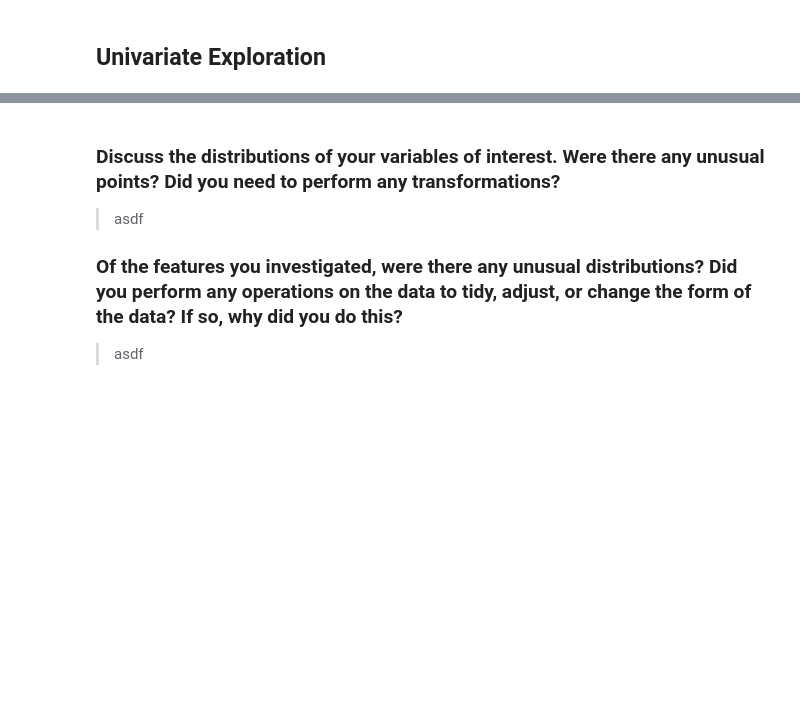
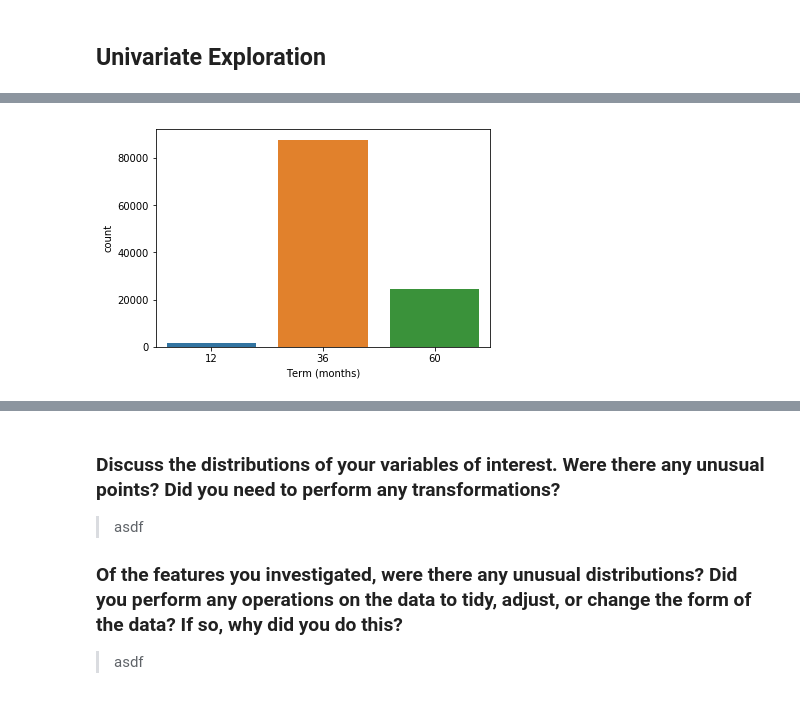
Before and after one commit to deepaksithu/Communicate_Data_Findings_Project, a Jupyter notebook: prosper_loan_data_analysis.ipynb, the cells around one changed output, grey strips where cells are left out. Cells and saved outputs as stored; diff of their text form; code cells hidden in the pictures; blank space fills up the shorter version.

```diff
--- a/prosper_loan_data_analysis.ipynb
+++ b/prosper_loan_data_analysis.ipynb
@@ -358,0 +350,6 @@ prosper.head()
+# %%
+# bar chart for count of listings by Term
+sns.countplot(data = prosper, x = 'Term');
+plt.xlabel('Term (months)');
+# %% [output]
+[figure, added]
```
Also changed, not shown: parts of 20 cells of this notebook.
